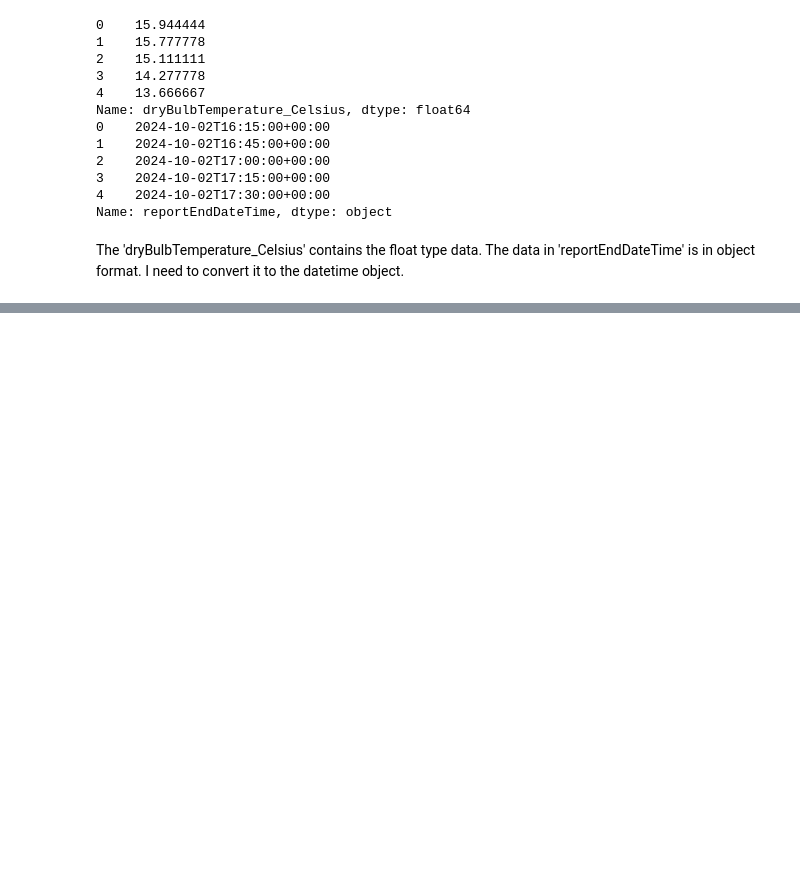
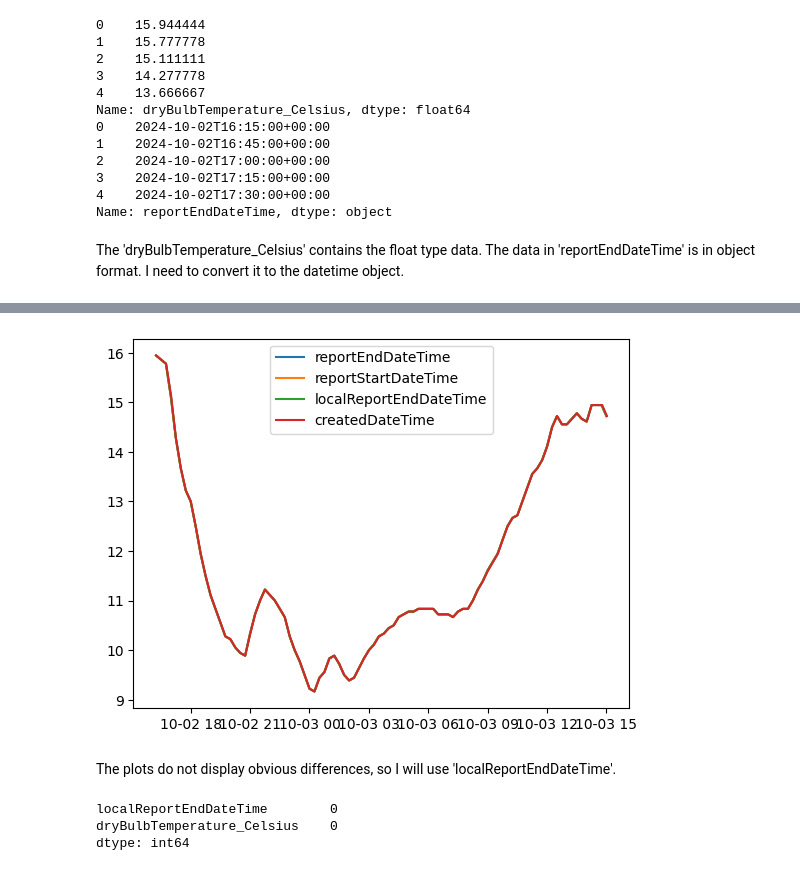
Before and after one commit to Kate-217/pogramming_for_data_analytics, a Jupyter notebook: assignments/assignment2-weather.ipynb, the cells around one changed output, grey strips where cells are left out. Drawn from its saved outputs; the diff is of its cells as text; code cells hidden in the pictures; blank space fills up the shorter version.

Commit message:
converted date and time , checked the differences between the 4 dates columns

```diff
--- a/assignments/assignment2-weather.ipynb
+++ b/assignments/assignment2-weather.ipynb
@@ -46,0 +37,30 @@ Name: reportEndDateTime, dtype: datetime64[ns, UTC]
+# %%
+# converting the data with time and date to datetime format:
+data['reportEndDateTime'] = pd.to_datetime(data['reportEndDateTime'])
+data['reportStartDateTime'] = pd.to_datetime(data['reportStartDateTime'])
+data['localReportEndDateTime'] = pd.to_datetime(data['localReportEndDateTime'])
+data['createdDateTime'] = pd.to_datetime(data['createdDateTime'])
+
+
+# I am not sure if there is a sagnificant difference beetwen the dates, so I will have a look at it on the plot:
+
+fig,ax =plt.subplots()
+
+columns = ['reportEndDateTime','reportStartDateTime','localReportEndDateTime','createdDateTime'] # the list of the dates
+
+for column in columns:
+    ax.plot(data[column],data['dryBulbTemperature_Celsius'], label = column)
+ax.legend()
+plt.show()
+# %% [output]
+[figure, added]
+# %% [markdown]
+The plots do not display obvious differences, so I will use 'localReportEndDateTime'.
+# %%
+# Checking the missing data:
+
+data[['localReportEndDateTime','dryBulbTemperature_Celsius']].isnull().sum()
+# %% [output]
+localReportEndDateTime        0
+dryBulbTemperature_Celsius    0
+dtype: int64
```
Also changed, not shown: parts of 2 cells of this notebook.
